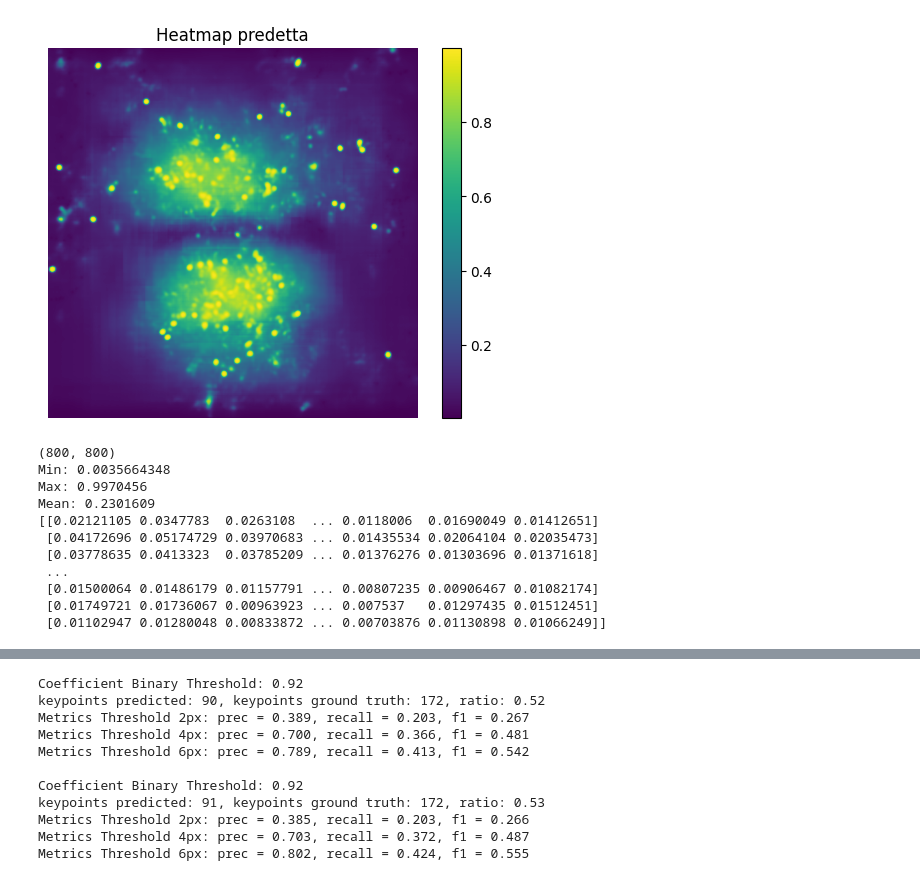
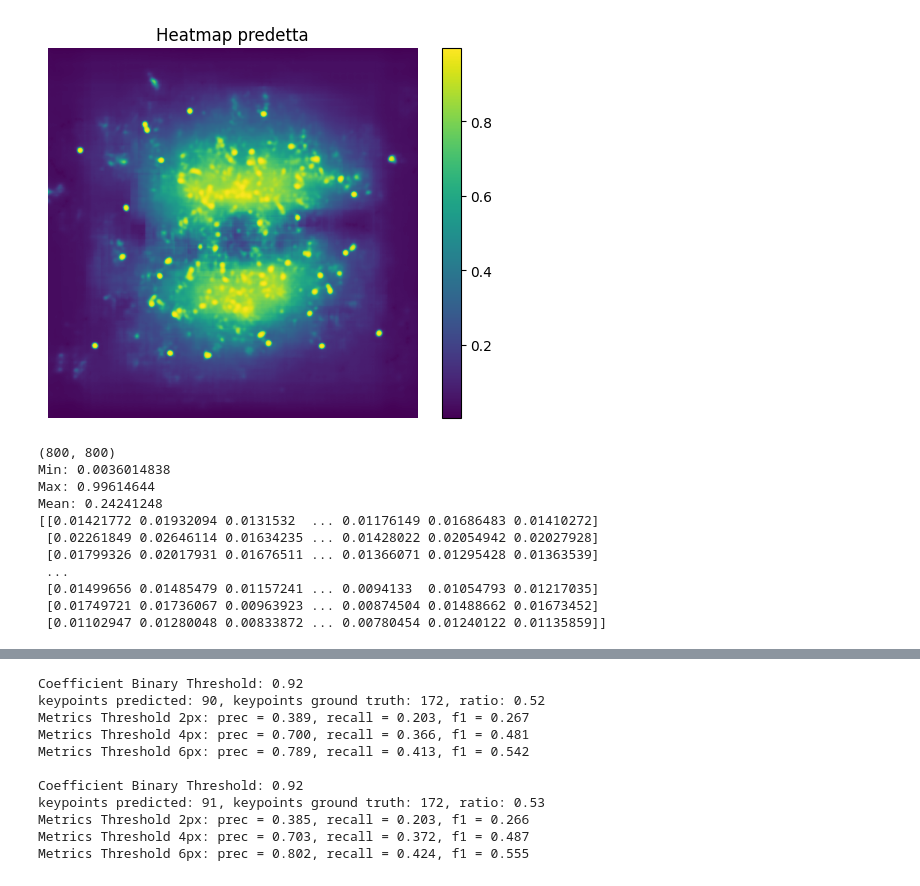
Before and after one commit to DanieleGhezzi25/A-Machine-Learning-Approach-for-Particle-Tracking-in-RICH-Detectors, a Jupyter notebook: UNet/Models/Model_92000_8000_160_180_npy/inference.ipynb, the cells around one changed output, grey strips where cells are left out. Drawn from its saved outputs; the diff is of its cells as text; code cells hidden in the pictures.

```diff
--- a/UNet/Models/Model_92000_8000_160_180_npy/inference.ipynb
+++ b/UNet/Models/Model_92000_8000_160_180_npy/inference.ipynb
@@ -35,43 +35,43 @@ UNetWithAttention(
   (final): Conv2d(64, 1, kernel_size=(1, 1), stride=(1, 1))
 )
 # %%
-img_path = '/user/gr1/delphi/dghezzi/UNet/Models/event_92.npy'
+img_path = '/user/gr1/delphi/dghezzi/SharedDataset_22500_2500_150_175_npy/UNet/800px/images/val/event_8.npy'
 
 img = np.load(img_path)  # shape atteso (H, W)
 img = img.astype(np.float32)  # assicurati che sia in float32
 img_tensor = torch.from_numpy(img).unsqueeze(0).unsqueeze(0).to(device)
 
 with torch.no_grad():
     outputs = model(img_tensor)  # shape attesa (1, 1, H, W)
     outputs = torch.sigmoid(outputs)  # applica sigmoid per ottenere valori tra 0 e 1
 
 outputs = outputs.squeeze(0).squeeze(0).cpu().numpy()  # rimuovi dimensioni non necessarie
 
 plt.imshow(outputs)
 plt.title("Heatmap predetta")
 plt.colorbar()
 plt.axis('off')
 plt.show()
 plt.imsave("heatmap_predetta.png", outputs)
 
 print(outputs.shape)
 print("Min:", outputs.min())
 print("Max:", outputs.max())
 print("Mean:", outputs.mean())
 print(outputs)
 # %% [output]
-[figure, old version]
+[figure, new version]
 (800, 800)
-Min: 0.0035664348
-Max: 0.9970456
-Mean: 0.2301609
-[[0.02121105 0.0347783  0.0263108  ... 0.0118006  0.01690049 0.01412651]
- [0.04172696 0.05174729 0.03970683 ... 0.01435534 0.02064104 0.02035473]
- [0.03778635 0.0413323  0.03785209 ... 0.01376276 0.01303696 0.01371618]
+Min: 0.0036014838
+Max: 0.99614644
+Mean: 0.24241248
+[[0.01421772 0.01932094 0.0131532  ... 0.01176149 0.01686483 0.01410272]
+ [0.02261849 0.02646114 0.01634235 ... 0.01428022 0.02054942 0.02027928]
+ [0.01799326 0.02017931 0.01676511 ... 0.01366071 0.01295428 0.01363539]
  ...
- [0.01500064 0.01486179 0.01157791 ... 0.00807235 0.00906467 0.01082174]
- [0.01749721 0.01736067 0.00963923 ... 0.007537   0.01297435 0.01512451]
- [0.01102947 0.01280048 0.00833872 ... 0.00703876 0.01130898 0.01066249]]
+ [0.01499656 0.01485479 0.01157241 ... 0.0094133  0.01054793 0.01217035]
+ [0.01749721 0.01736067 0.00963923 ... 0.00874504 0.01488662 0.01673452]
+ [0.01102947 0.01280048 0.00833872 ... 0.00780454 0.01240122 0.01135859]]
 # %%
 from UNet import infer_keypoints_from_image, img_kp_pred_and_gr, compute_pck_metrics, load_keypoints_from_csv
 
```
Also changed, not shown: parts of 2 cells of this notebook, 8 other files.
